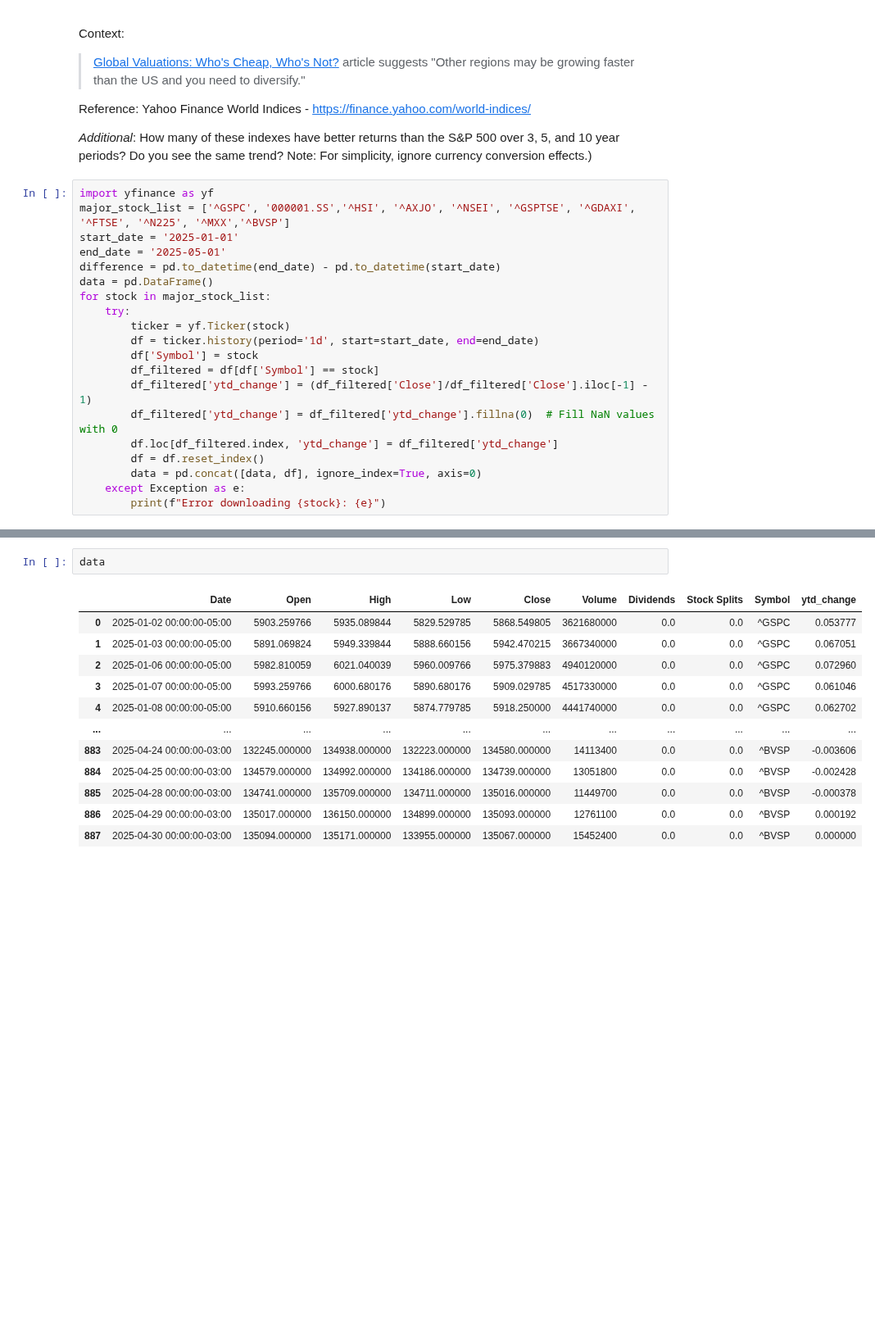
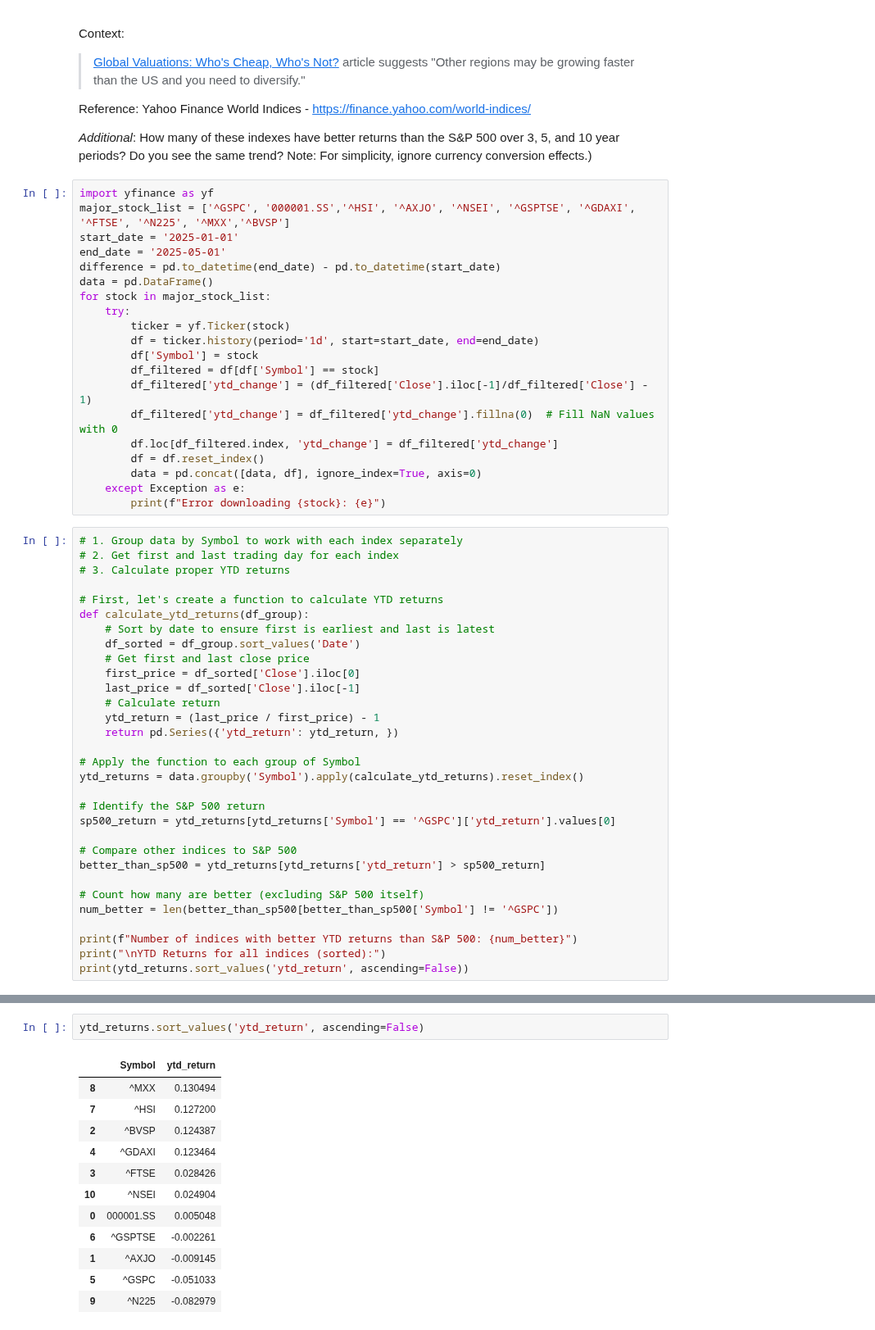
Before and after one commit to jamontanac/stock-market-project, a Jupyter notebook: notebooks/homeworks/h1.ipynb, the cells around one changed output, grey strips where cells are left out. Shown at 82% size. Drawn from its saved outputs; the diff is of its cells as text; blank space fills up the shorter version.

```diff
--- a/notebooks/homeworks/h1.ipynb
+++ b/notebooks/homeworks/h1.ipynb
@@ -117,10 +117,41 @@ for stock in major_stock_list:
         df = ticker.history(period='1d', start=start_date, end=end_date)
         df['Symbol'] = stock
         df_filtered = df[df['Symbol'] == stock]
-        df_filtered['ytd_change'] = (df_filtered['Close']/df_filtered['Close'].iloc[-1] - 1)
+        df_filtered['ytd_change'] = (df_filtered['Close'].iloc[-1]/df_filtered['Close'] - 1)
         df_filtered['ytd_change'] = df_filtered['ytd_change'].fillna(0)  # Fill NaN values with 0
         df.loc[df_filtered.index, 'ytd_change'] = df_filtered['ytd_change']
         df = df.reset_index()
         data = pd.concat([data, df], ignore_index=True, axis=0)
     except Exception as e:
         print(f"Error downloading {stock}: {e}")
+# %%
+# 1. Group data by Symbol to work with each index separately
+# 2. Get first and last trading day for each index
+# 3. Calculate proper YTD returns
+
+# First, let's create a function to calculate YTD returns
+def calculate_ytd_returns(df_group):
+    # Sort by date to ensure first is earliest and last is latest
+    df_sorted = df_group.sort_values('Date')
+    # Get first and last close price
+    first_price = df_sorted['Close'].iloc[0]
+    last_price = df_sorted['Close'].iloc[-1]
+    # Calculate return
+    ytd_return = (last_price / first_price) - 1
+    return pd.Series({'ytd_return': ytd_return, })
+
+# Apply the function to each group of Symbol
+ytd_returns = data.groupby('Symbol').apply(calculate_ytd_returns).reset_index()
+
+# Identify the S&P 500 return
+sp500_return = ytd_returns[ytd_returns['Symbol'] == '^GSPC']['ytd_return'].values[0]
+
+# Compare other indices to S&P 500
+better_than_sp500 = ytd_returns[ytd_returns['ytd_return'] > sp500_return]
+
+# Count how many are better (excluding S&P 500 itself)
+num_better = len(better_than_sp500[better_than_sp500['Symbol'] != '^GSPC'])
+
+print(f"Number of indices with better YTD returns than S&P 500: {num_better}")
+print("\nYTD Returns for all indices (sorted):")
+print(ytd_returns.sort_values('ytd_return', ascending=False))
@@ -127,15 +174,15 @@ for stock in major_stock_list:
 # %%
-data
+ytd_returns.sort_values('ytd_return', ascending=False)
 # %% [output]
-|  | Date | Open | High | Low | Close | Volume | Dividends | Stock Splits | Symbol | ytd_change |
-| 0 | 2025-01-02 00:00:00-05:00 | 5903.259766 | 5935.089844 | 5829.529785 | 5868.549805 | 3621680000 | 0.0 | 0.0 | ^GSPC | 0.053777 |
-| 1 | 2025-01-03 00:00:00-05:00 | 5891.069824 | 5949.339844 | 5888.660156 | 5942.470215 | 3667340000 | 0.0 | 0.0 | ^GSPC | 0.067051 |
-| 2 | 2025-01-06 00:00:00-05:00 | 5982.810059 | 6021.040039 | 5960.009766 | 5975.379883 | 4940120000 | 0.0 | 0.0 | ^GSPC | 0.072960 |
-| 3 | 2025-01-07 00:00:00-05:00 | 5993.259766 | 6000.680176 | 5890.680176 | 5909.029785 | 4517330000 | 0.0 | 0.0 | ^GSPC | 0.061046 |
-| 4 | 2025-01-08 00:00:00-05:00 | 5910.660156 | 5927.890137 | 5874.779785 | 5918.250000 | 4441740000 | 0.0 | 0.0 | ^GSPC | 0.062702 |
-| ... | ... | ... | ... | ... | ... | ... | ... | ... | ... | ... |
-| 883 | 2025-04-24 00:00:00-03:00 | 132245.000000 | 134938.000000 | 132223.000000 | 134580.000000 | 14113400 | 0.0 | 0.0 | ^BVSP | -0.003606 |
-| 884 | 2025-04-25 00:00:00-03:00 | 134579.000000 | 134992.000000 | 134186.000000 | 134739.000000 | 13051800 | 0.0 | 0.0 | ^BVSP | -0.002428 |
-| 885 | 2025-04-28 00:00:00-03:00 | 134741.000000 | 135709.000000 | 134711.000000 | 135016.000000 | 11449700 | 0.0 | 0.0 | ^BVSP | -0.000378 |
-| 886 | 2025-04-29 00:00:00-03:00 | 135017.000000 | 136150.000000 | 134899.000000 | 135093.000000 | 12761100 | 0.0 | 0.0 | ^BVSP | 0.000192 |
-| 887 | 2025-04-30 00:00:00-03:00 | 135094.000000 | 135171.000000 | 133955.000000 | 135067.000000 | 15452400 | 0.0 | 0.0 | ^BVSP | 0.000000 |
+|  | Symbol | ytd_return |
+| 8 | ^MXX | 0.130494 |
+| 7 | ^HSI | 0.127200 |
+| 2 | ^BVSP | 0.124387 |
+| 4 | ^GDAXI | 0.123464 |
+| 3 | ^FTSE | 0.028426 |
+| 10 | ^NSEI | 0.024904 |
+| 0 | 000001.SS | 0.005048 |
+| 6 | ^GSPTSE | -0.002261 |
+| 1 | ^AXJO | -0.009145 |
+| 5 | ^GSPC | -0.051033 |
+| 9 | ^N225 | -0.082979 |
```
Also changed, not shown: parts of 17 cells of this notebook.
